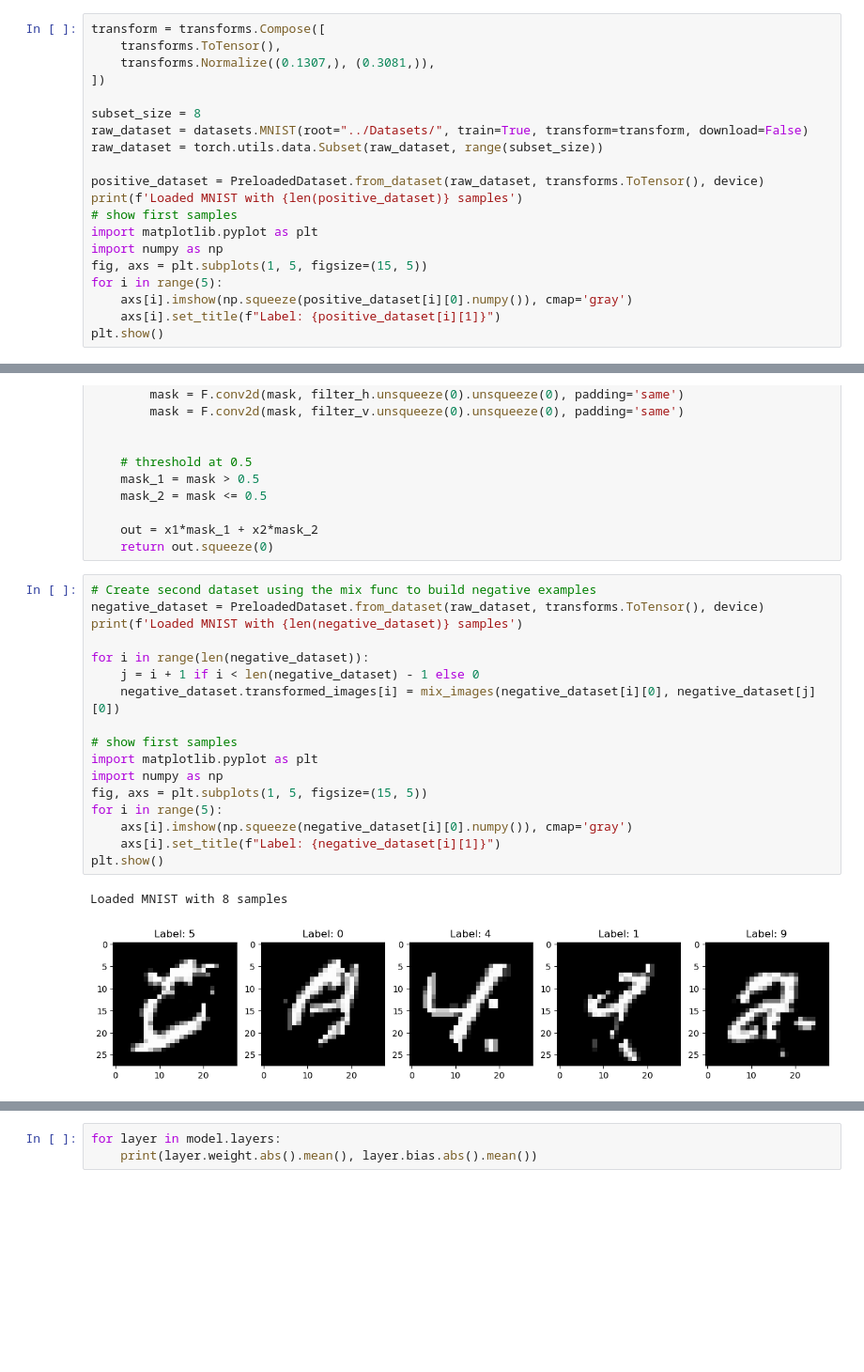
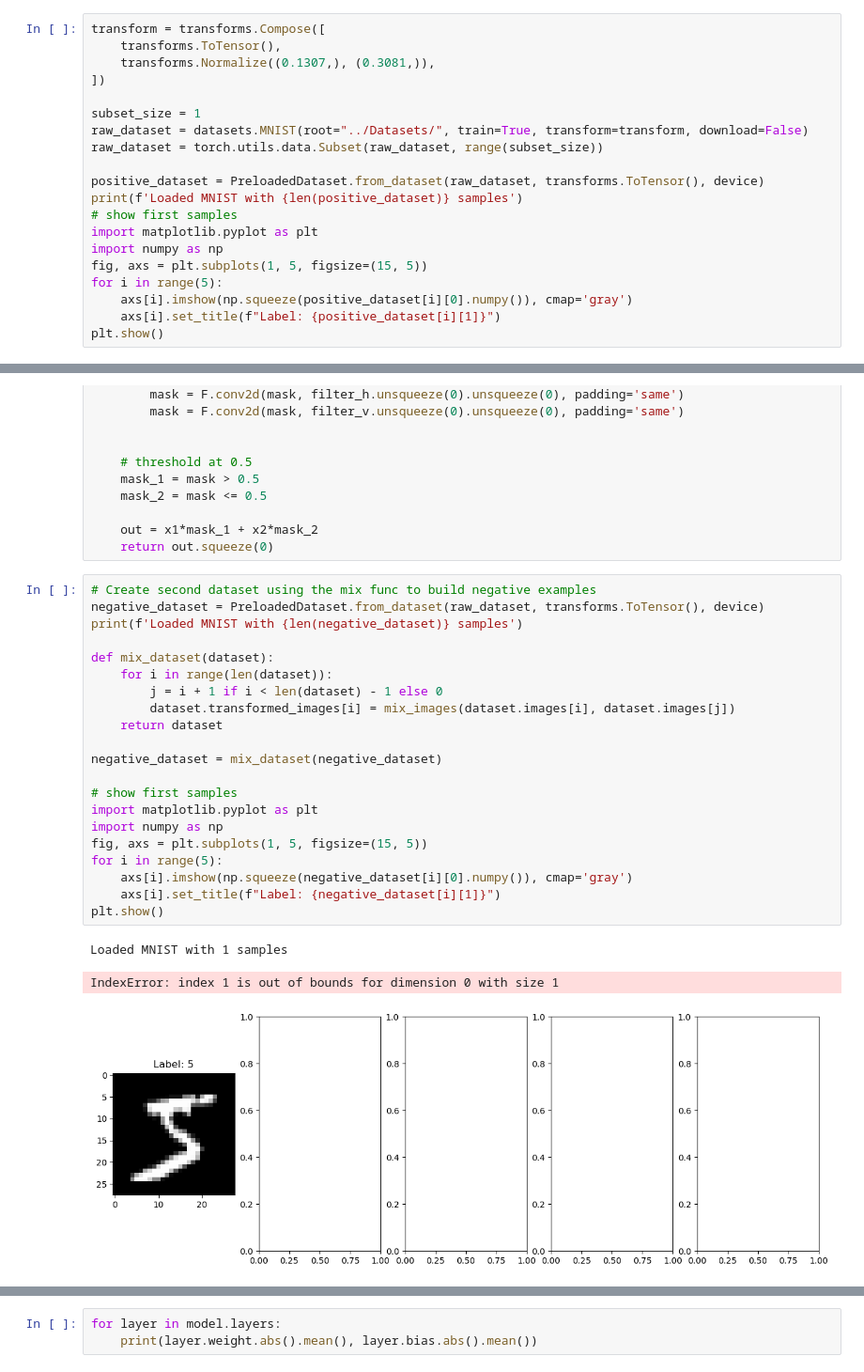
Before and after one commit to joeagriffith/ml-learning, a Jupyter notebook: Deep_Learning/Experimental/Hebbian_Learning/mnist/mnist.ipynb, the cells around one changed output, grey strips where cells are left out. Shown at 94% size. Drawn from its saved outputs; the diff is of its cells as text; blank space fills up the shorter version.

```diff
--- a/Deep_Learning/Experimental/Hebbian_Learning/mnist/mnist.ipynb
+++ b/Deep_Learning/Experimental/Hebbian_Learning/mnist/mnist.ipynb
@@ -19,7 +21,7 @@ transform = transforms.Compose([
     transforms.Normalize((0.1307,), (0.3081,)),
 ])
 
-subset_size = 8
+subset_size = 1
 raw_dataset = datasets.MNIST(root="../Datasets/", train=True, transform=transform, download=False)
 raw_dataset = torch.utils.data.Subset(raw_dataset, range(subset_size))
 
@@ -56,23 +59,28 @@ def mix_images(x1, x2, steps=10):
 # %%
 # Create second dataset using the mix func to build negative examples
 negative_dataset = PreloadedDataset.from_dataset(raw_dataset, transforms.ToTensor(), device)
 print(f'Loaded MNIST with {len(negative_dataset)} samples')
 
-for i in range(len(negative_dataset)):
-    j = i + 1 if i < len(negative_dataset) - 1 else 0
-    negative_dataset.transformed_images[i] = mix_images(negative_dataset[i][0], negative_dataset[j][0])
+def mix_dataset(dataset):
+    for i in range(len(dataset)):
+        j = i + 1 if i < len(dataset) - 1 else 0
+        dataset.transformed_images[i] = mix_images(dataset.images[i], dataset.images[j])
+    return dataset
+
+negative_dataset = mix_dataset(negative_dataset)
 
 # show first samples
 import matplotlib.pyplot as plt
 import numpy as np
 fig, axs = plt.subplots(1, 5, figsize=(15, 5))
 for i in range(5):
     axs[i].imshow(np.squeeze(negative_dataset[i][0].numpy()), cmap='gray')
     axs[i].set_title(f"Label: {negative_dataset[i][1]}")
 plt.show()
 # %% [output]
-Loaded MNIST with 8 samples
+Loaded MNIST with 1 samples
+IndexError: index 1 is out of bounds for dimension 0 with size 1
-[figure, old version]
+[figure, new version]
 # %%
 class Model(nn.Module):
 
```
Also changed, not shown: parts of 9 cells of this notebook, 13 other files.
